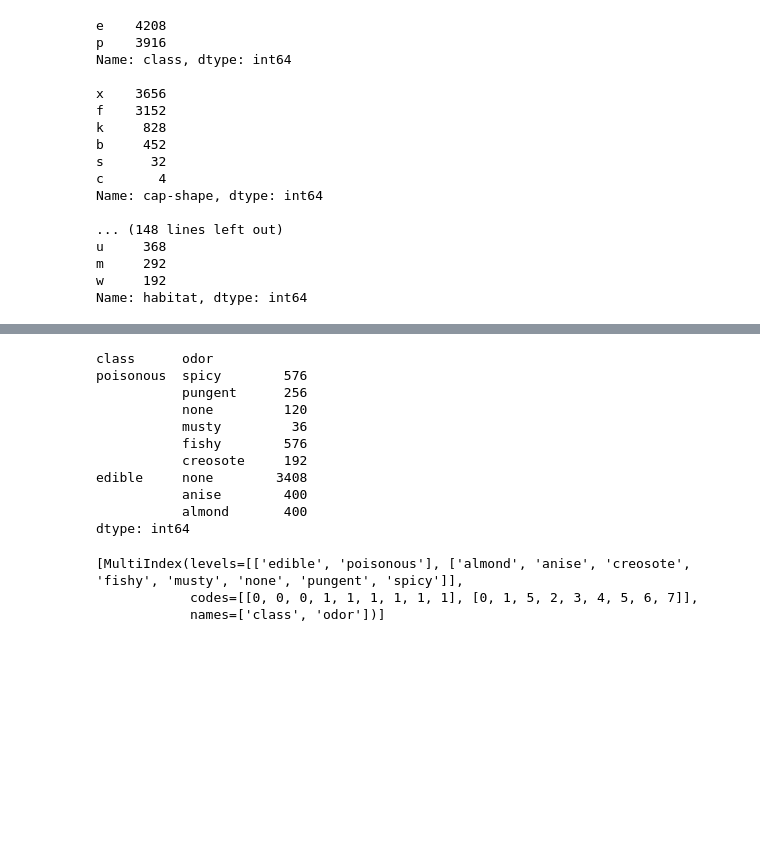
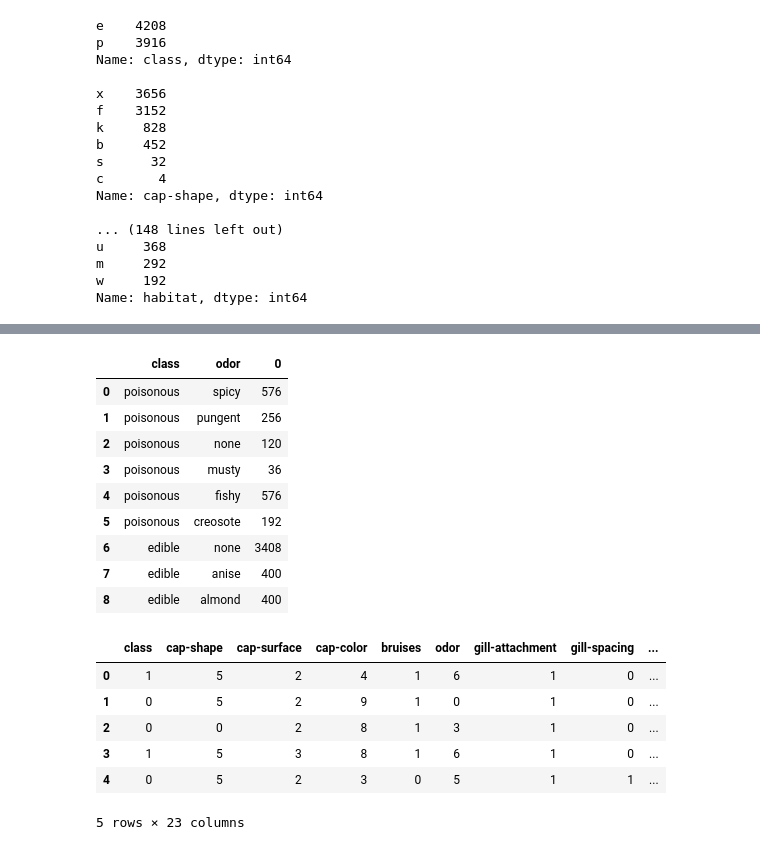
Before and after one commit to holmanl/Mushroom, a Jupyter notebook: Untitled.ipynb, the cells around one changed output, grey strips where cells are left out. Drawn from its saved outputs; the diff is of its cells as text; code cells hidden in the pictures; blank space fills up the shorter version.

```diff
--- a/Untitled.ipynb
+++ b/Untitled.ipynb
@@ -96,23 +105,16 @@ df.odor.value_counts().axes
         'musty'],
        dtype='object')]
 # %%
-grouped=df[['odor', 'class']].groupby(['class', 'odor']).size()
-grouped.sort_index(ascending=False)
+grouped=df[['odor', 'class']].groupby(['class', 'odor']).size().sort_index(ascending=False).reset_index()
+grouped
 # %% [output]
-class      odor
-poisonous  spicy        576
-           pungent      256
-           none         120
-           musty         36
-           fishy        576
-           creosote     192
-edible     none        3408
-           anise        400
-           almond       400
-dtype: int64
+|  | class | odor | 0 |
+| 0 | poisonous | spicy | 576 |
+| 1 | poisonous | pungent | 256 |
+| 2 | poisonous | none | 120 |
+| 3 | poisonous | musty | 36 |
+| 4 | poisonous | fishy | 576 |
+| 5 | poisonous | creosote | 192 |
+| 6 | edible | none | 3408 |
+| 7 | edible | anise | 400 |
+| 8 | edible | almond | 400 |
-# %%
-grouped.axes
-# %% [output]
-[MultiIndex(levels=[['edible', 'poisonous'], ['almond', 'anise', 'creosote', 'fishy', 'musty', 'none', 'pungent', 'spicy']],
-            codes=[[0, 0, 0, 1, 1, 1, 1, 1, 1], [0, 1, 5, 2, 3, 4, 5, 6, 7]],
-            names=['class', 'odor'])]
@@ -125,0 +121,14 @@ ax.set_title("Mushroom Odors");
+# %%
+# before doing classification we need to convert text to numerical
+labelencoder=LabelEncoder()
+for col in df.columns:
+    df[col] = labelencoder.fit_transform(df[col])
+df.head()
+# %% [output]
+|  | class | cap-shape | cap-surface | cap-color | bruises | odor | gill-attachment | gill-spacing | ... |
+| 0 | 1 | 5 | 2 | 4 | 1 | 6 | 1 | 0 | ... |
+| 1 | 0 | 5 | 2 | 9 | 1 | 0 | 1 | 0 | ... |
+| 2 | 0 | 0 | 2 | 8 | 1 | 3 | 1 | 0 | ... |
+| 3 | 1 | 5 | 3 | 8 | 1 | 6 | 1 | 0 | ... |
+| 4 | 0 | 5 | 2 | 3 | 0 | 5 | 1 | 1 | ... |
+5 rows × 23 columns
```
Also changed, not shown: parts of 11 cells of this notebook.
